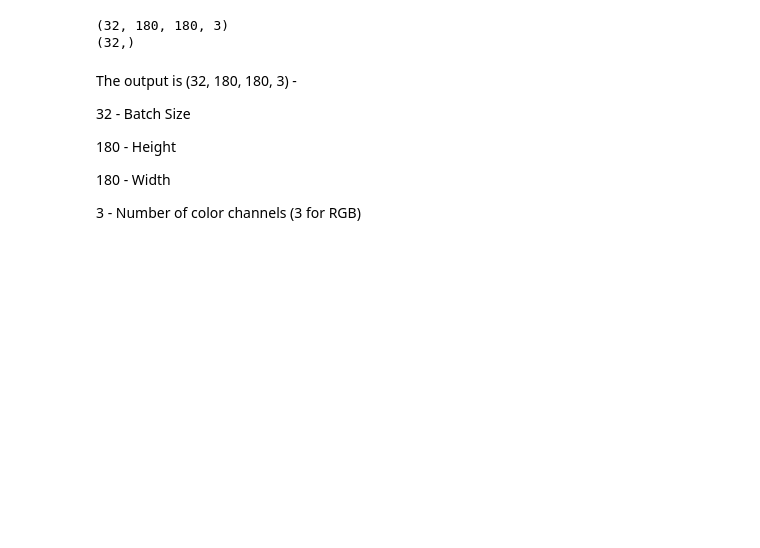
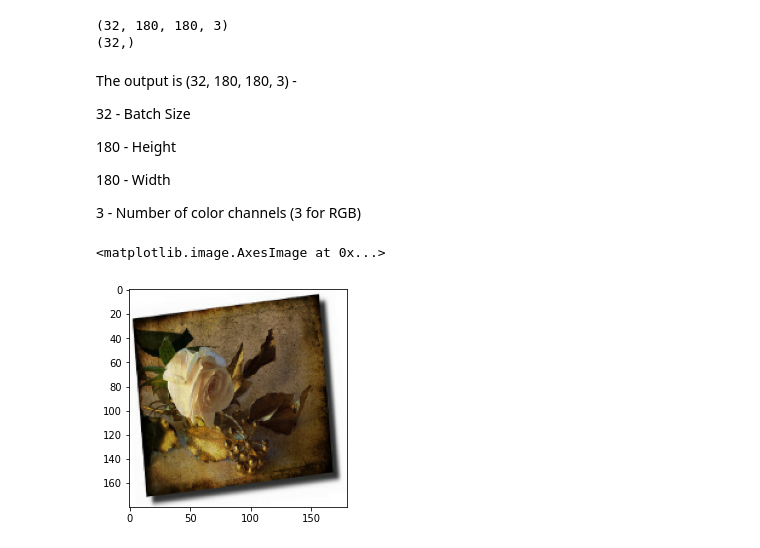
Before and after one commit to suvigyajain0101/ML_with_TensorFlow, a Jupyter notebook: ImageClassificationWithTensorFlow.ipynb, the cells around one changed output. Cells and saved outputs as stored; diff of their text form; code cells hidden in the pictures; blank space fills up the shorter version.

```diff
--- a/ImageClassificationWithTensorFlow.ipynb
+++ b/ImageClassificationWithTensorFlow.ipynb
@@ -100,3 +101,10 @@ The output is (32, 180, 180, 3) -
 180 - Width
 
 3 - Number of color channels (3 for RGB)
+# %%
+# Let's print 1st image in the batch
+# Notice how we use Matplotlib to print an array of an image
+plt.imshow(tf.keras.preprocessing.image.array_to_img(image_batch[0]))
+# %% [output]
+<matplotlib.image.AxesImage at 0x...>
+[figure, added]
```
Also changed, not shown: parts of 10 cells of this notebook.
